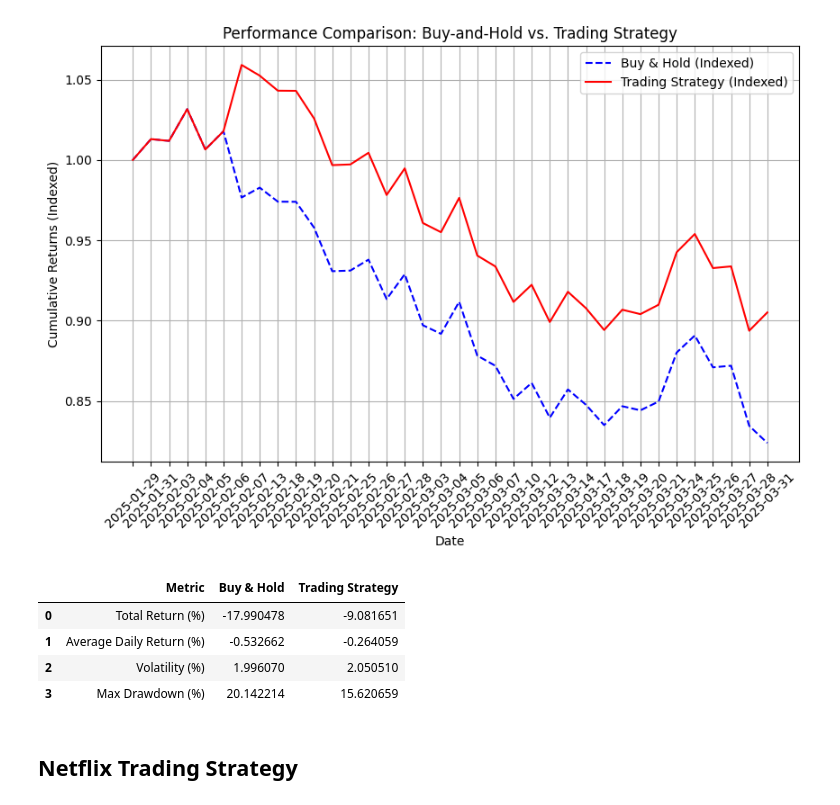
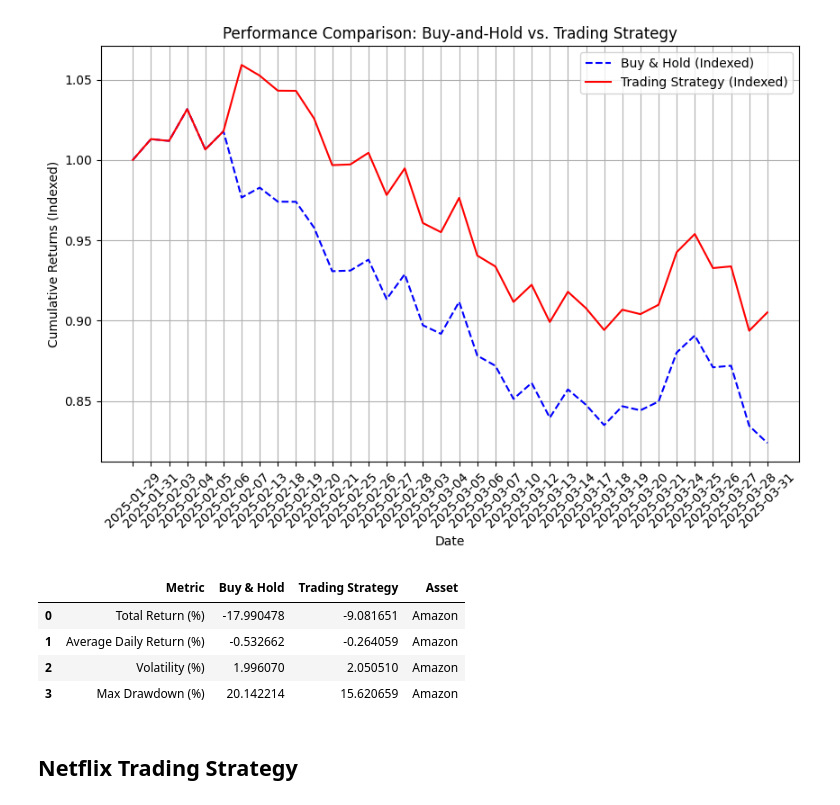
Before and after one commit to Ilse-hutten/tweet-stock-prediction, a Jupyter notebook: notebooks/model_training_02.ipynb, the cells around one changed output. Drawn from its saved outputs; the diff is of its cells as text; code cells hidden in the pictures.

Commit message:
Add updated requirements, new notebook, and images

```diff
--- a/notebooks/model_training_02.ipynb
+++ b/notebooks/model_training_02.ipynb
@@ -35,7 +37,10 @@ import matplotlib.pyplot as plt
 # %%
 # Loading data
+# Get project root dynamically
+base_dir = os.path.abspath(os.path.join(os.getcwd(), ".."))
 
-merged_sentiment = pd.read_csv("merged_sentiment.csv")
+# Construct relative paths
+merged_sentiment = pd.read_csv(os.path.join(base_dir, "data", "merged_sentiment.csv"))
 # %% [markdown]
 ## Train Test Split
 # %%
@@ -862,7 +867,7 @@ metrics_results = []
 # Define datasets containing previously computed results
 datasets_opt_all = {
     "SVM": datasets_opt_svm,  # Contains optimized SVM results
-    "Logistic Regression": datasets_opt_lr,  # Contains optimized LR results
+    "LR": datasets_opt_lr,  # Contains optimized LR results
     "MLP": datasets_opt,  # Contains optimized MLP results
 }
 
@@ -888,6 +893,9 @@ for model_name, dataset in datasets_opt_all.items():
 # Convert list into DataFrame
 df_metrics = pd.DataFrame(metrics_results)
 
+# New column combining Model and Stock for x-axis labels
+df_metrics["Model_Stock"] = df_metrics["Model"] + " - " + df_metrics["Stock"]
+
 # Display consolidated metrics
 df_metrics
 # %% [output]
@@ -900,0 +927,24 @@ df_metrics
+# %%
+# Set the index to the combined label
+df_plot = df_metrics.set_index("Model_Stock")[["accuracy", "precision", "recall", "f1"]]
+
+# Plot comparison
+plt.figure(figsize=(12, 6))
+df_plot.plot(
+    kind="bar",
+    colormap="viridis",
+    edgecolor="black",
+)
+
+plt.title("Model Performance Comparison by Stock", fontsize=16)
+plt.xlabel("Model - Stock", fontsize=12)
+plt.ylabel("Metric Scores", fontsize=12)
+plt.xticks(rotation=45, ha="right")
+plt.legend(loc="upper right", fontsize=10)
+plt.tight_layout()
+plt.grid(axis="y", linestyle="--", alpha=0.7)
+
+plt.show()
+
+# Save the figure
+plt.savefig("images/model_performance.png", bbox_inches="tight", dpi=300)
@@ -1108,38 +1162,40 @@ strategy_max_drawdown = (
     * 100
 )
 
 # Create final DataFrame with comparison metrics
 amazon_summary_metrics = pd.DataFrame(
     {
         "Metric": [
             "Total Return (%)",
             "Average Daily Return (%)",
             "Volatility (%)",
             "Max Drawdown (%)",
         ],
         "Buy & Hold": [
             buy_hold_final_return,
             buy_hold_avg_return,
             buy_hold_volatility,
             buy_hold_max_drawdown,
         ],
         "Trading Strategy": [
             strategy_final_return,
             strategy_avg_return,
             strategy_volatility,
             strategy_max_drawdown,
         ],
     }
 )
 
+amazon_summary_metrics["Asset"] = "Amazon"
+
 # summary metrics
 amazon_summary_metrics
 # %% [output]
-|  | Metric | Buy & Hold | Trading Strategy |
-| 0 | Total Return (%) | -17.990478 | -9.081651 |
-| 1 | Average Daily Return (%) | -0.532662 | -0.264059 |
-| 2 | Volatility (%) | 1.996070 | 2.050510 |
-| 3 | Max Drawdown (%) | 20.142214 | 15.620659 |
+|  | Metric | Buy & Hold | Trading Strategy | Asset |
+| 0 | Total Return (%) | -17.990478 | -9.081651 | Amazon |
+| 1 | Average Daily Return (%) | -0.532662 | -0.264059 | Amazon |
+| 2 | Volatility (%) | 1.996070 | 2.050510 | Amazon |
+| 3 | Max Drawdown (%) | 20.142214 | 15.620659 | Amazon |
 # %% [markdown]
 ## Netflix Trading Strategy
 # %%
```
Also changed, not shown: parts of 10 cells of this notebook, 5 other files.
